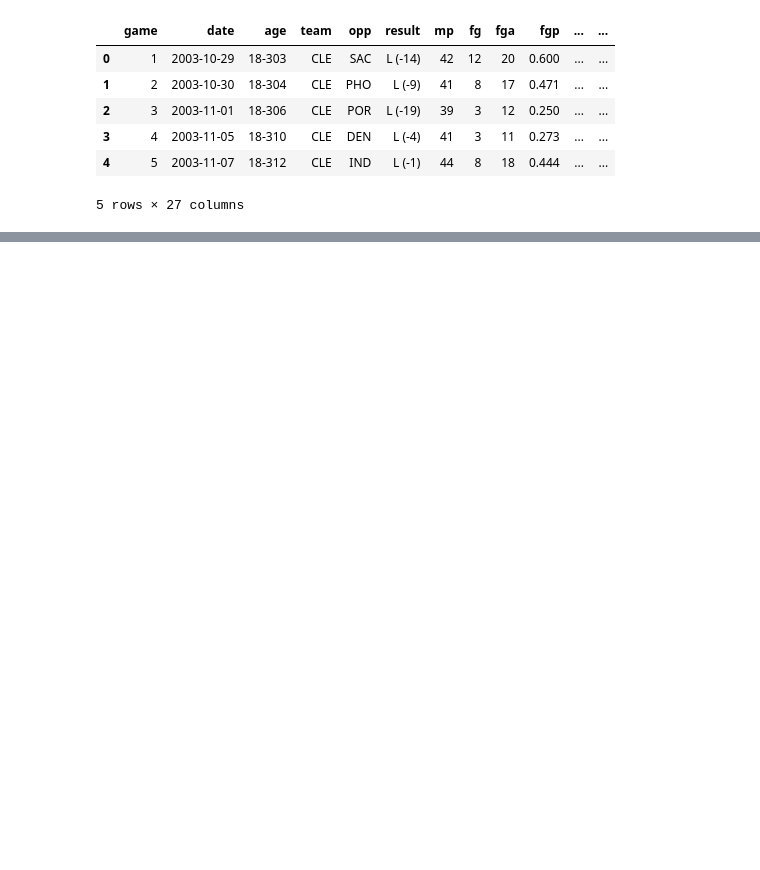
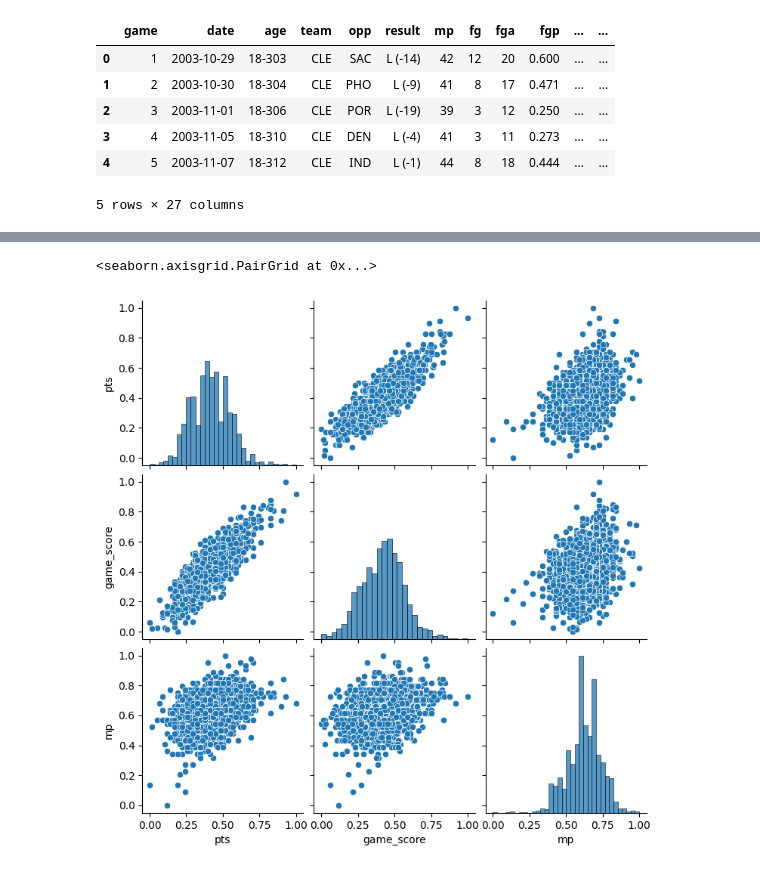
Before and after one commit to ndlovuraymond/datascience, a Jupyter notebook: K-means clustering/lebron_cluster pts-min.ipynb, the cells around one changed output, grey strips where cells are left out. Cells and saved outputs as stored; diff of their text form; code cells hidden in the pictures; blank space fills up the shorter version.

```diff
--- a/K-means clustering/lebron_cluster pts-min.ipynb
+++ b/K-means clustering/lebron_cluster pts-min.ipynb
@@ -96,0 +97,4 @@ Silhouette Score: 0.4081918638139714
+# %%
+# copy the data
+df_min_max_scaled = df[['mp', 'fg', 'fga','fgp', 'three', 'threeatt', 'threep', 'ft', 'fta', 'ftp', 'orb', 'drb',
+       'trb', 'ast', 'stl', 'blk', 'tov', 'pts', 'game_score', 'plus_minus']].copy()
@@ -96,0 +108,7 @@ Silhouette Score: 0.4081918638139714
+# %%
+# apply normalization techniques
+for column in df_min_max_scaled.columns:
+    df_min_max_scaled[column] = (df_min_max_scaled[column] - df_min_max_scaled[column].min()) / (df_min_max_scaled[column].max() - df_min_max_scaled[column].min())
+
+# view normalized data
+print(df_min_max_scaled)
@@ -96,0 +133,6 @@ Silhouette Score: 0.4081918638139714
+# %%
+#Plot Age, Income and Spending Score Correlation
+sns.pairplot(df_min_max_scaled[['pts','game_score', 'mp']])
+# %% [output]
+<seaborn.axisgrid.PairGrid at 0x...>
+[figure, added]
```
Also changed, not shown: parts of 17 cells of this notebook, 2 other files.
